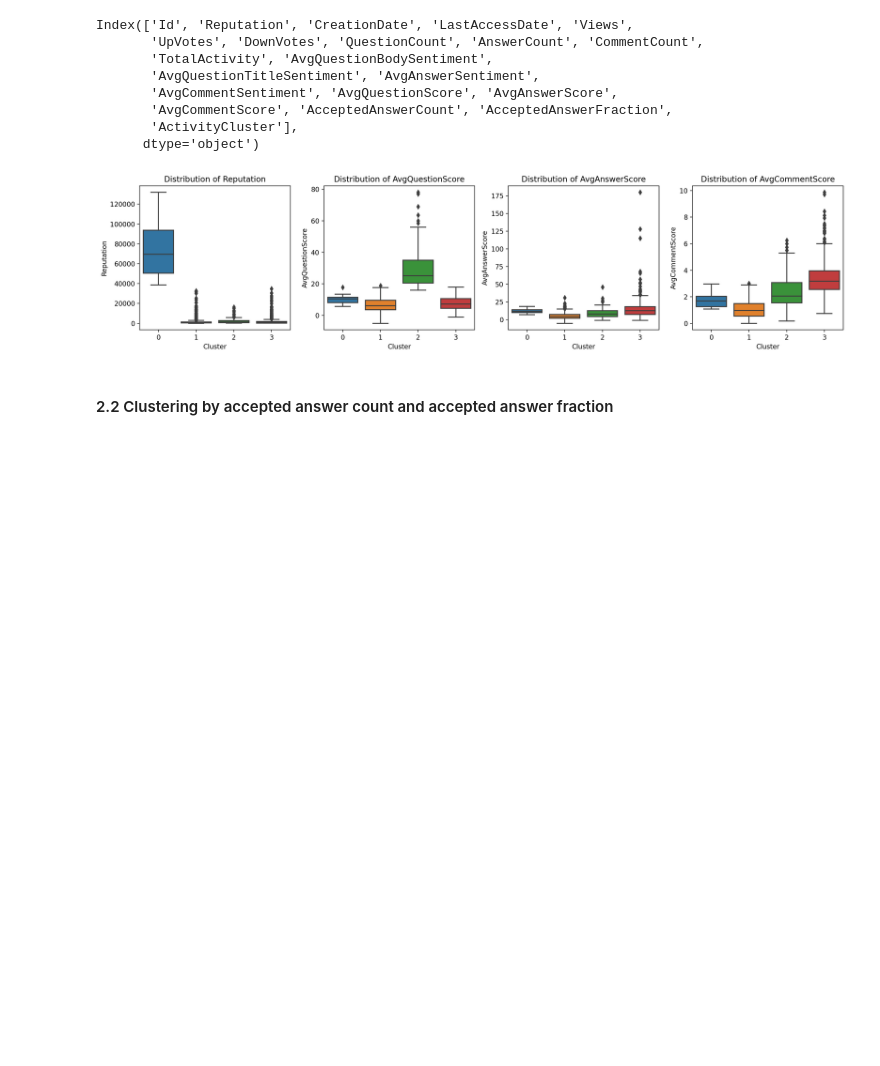
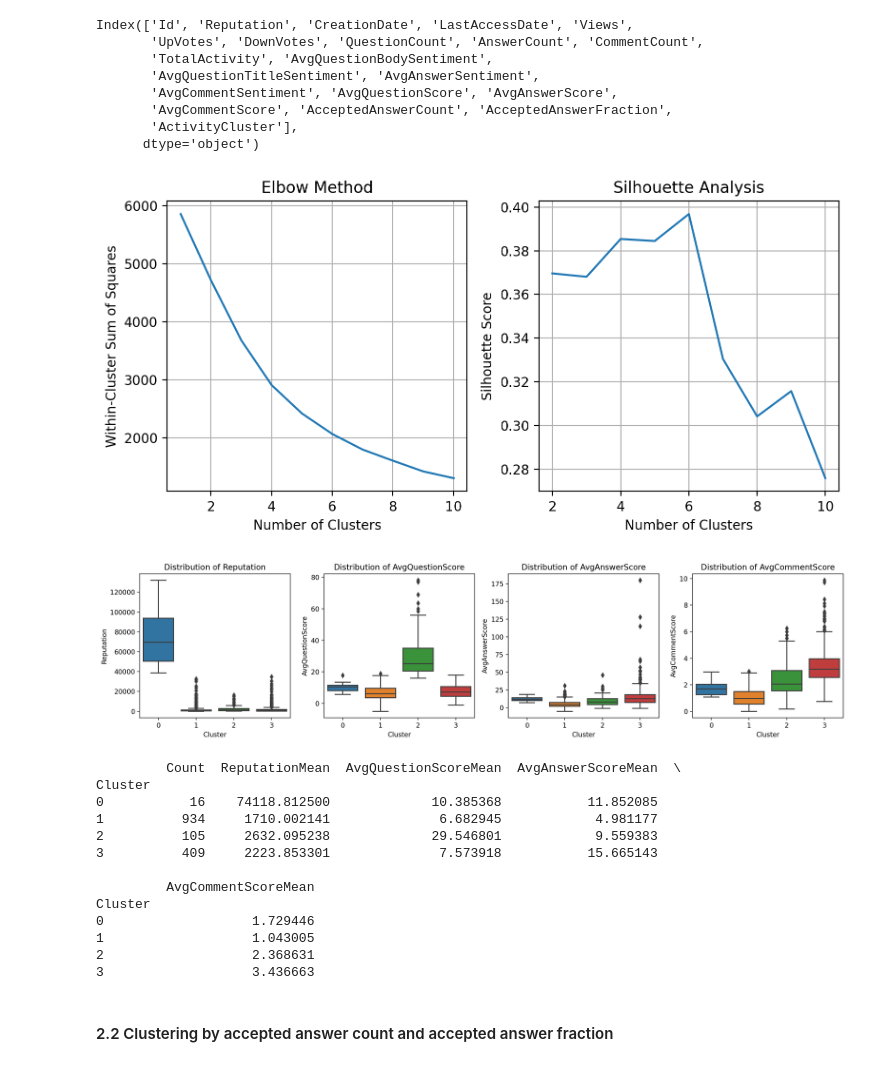
Before and after one commit to pierrehogenhaug/stackexchange_politics, a Jupyter notebook: clustering.ipynb, the cells around one changed output. Cells and saved outputs as stored; diff of their text form; code cells hidden in the pictures; blank space fills up the shorter version.

```diff
--- a/clustering.ipynb
+++ b/clustering.ipynb
@@ -147,9 +156,23 @@ Index(['Id', 'Reputation', 'CreationDate', 'LastAccessDate', 'Views',
 # %%
 clustering_features = ['Reputation', 'AvgQuestionScore', 'AvgAnswerScore', 'AvgCommentScore']
 
-custom_cluster(users_with_attributes, clustering_features, 4, 'Quality1Cluster')
+custom_cluster(users_with_attributes, clustering_features, 4, 'Quality1Cluster', verbose=True)
 # %% [output]
-[figure, old version]
+[figure, new version]
+[figure, added]
+         Count  ReputationMean  AvgQuestionScoreMean  AvgAnswerScoreMean  \
+Cluster
+0           16    74118.812500             10.385368           11.852085
+1          934     1710.002141              6.682945            4.981177
+2          105     2632.095238             29.546801            9.559383
+3          409     2223.853301              7.573918           15.665143
+
+         AvgCommentScoreMean
+Cluster
+0                   1.729446
+1                   1.043005
+2                   2.368631
+3                   3.436663
 # %% [markdown]
 #### 2.2 Clustering by accepted answer count and accepted answer fraction
 # %%
```
Also changed, not shown: parts of 5 cells of this notebook.
